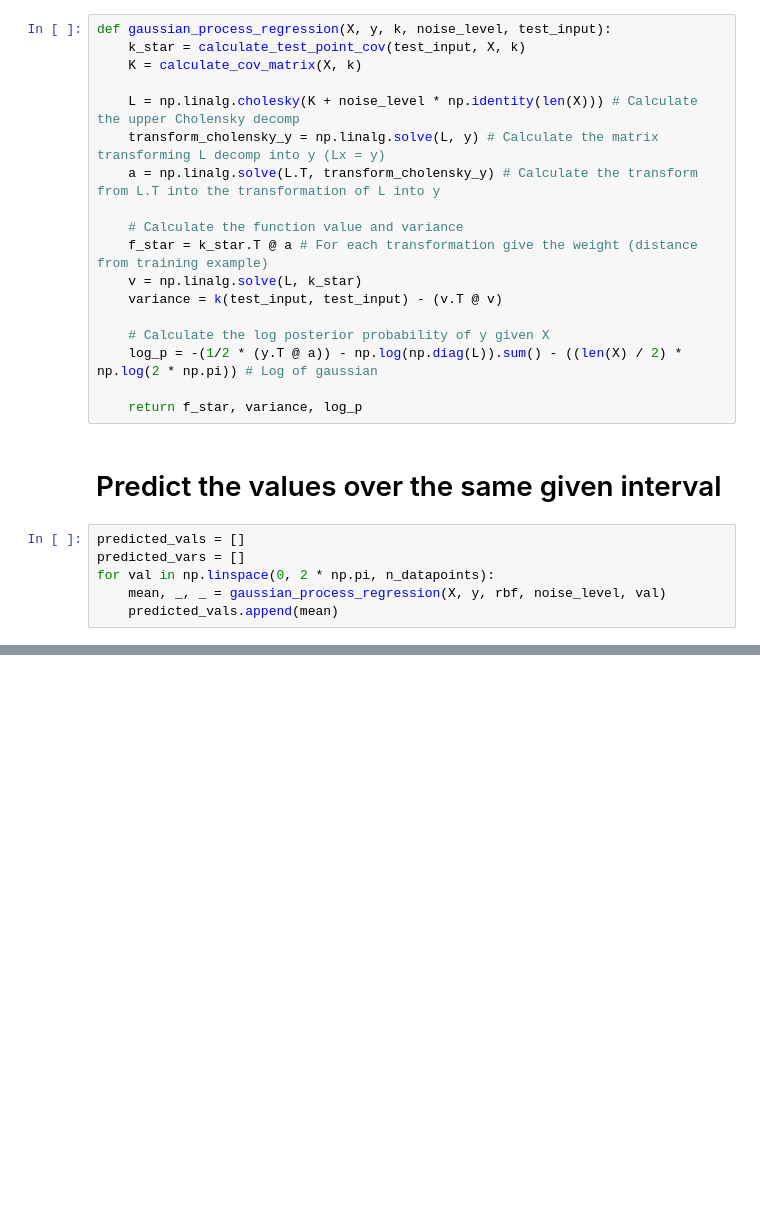
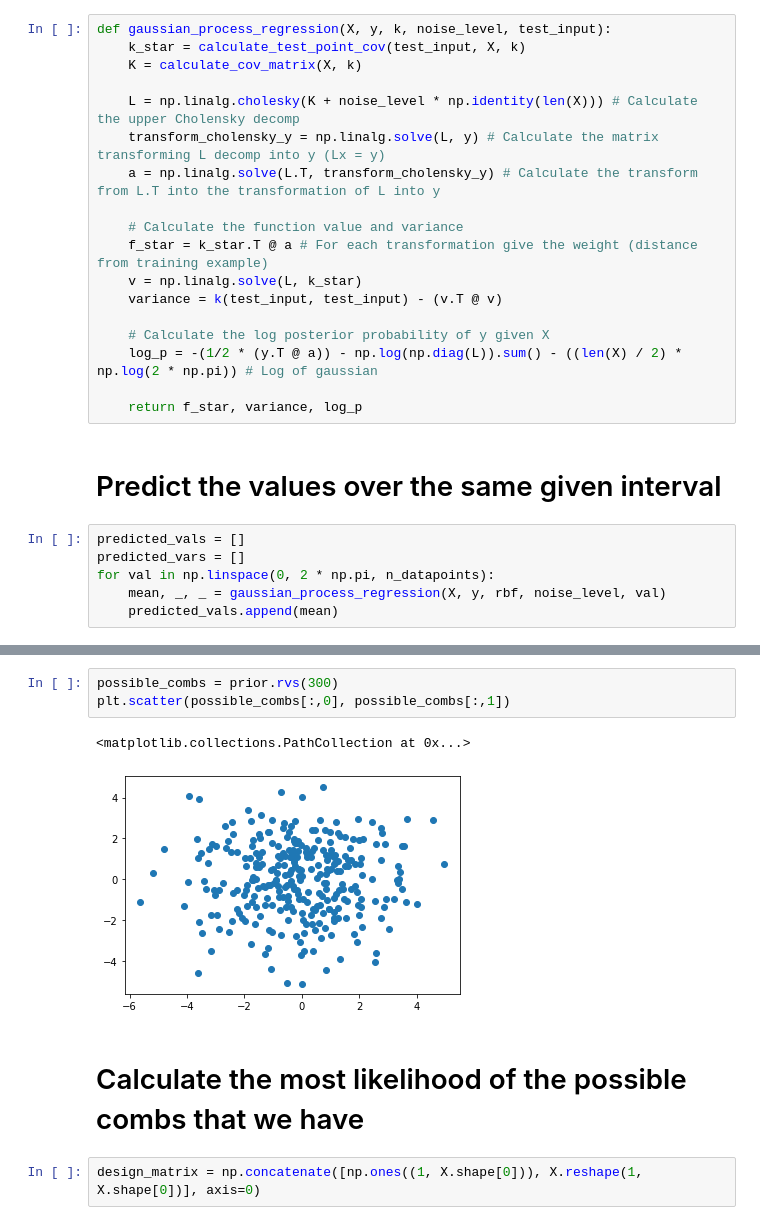
Before and after one commit to wouterMostard/PRML, a Jupyter notebook: GPML/Gaussian Process Regression.ipynb, the cells around one changed output, grey strips where cells are left out. Saved outputs shown, nothing was run; the diff lists cells and outputs as text; blank space fills up the shorter version.

```diff
--- a/GPML/Gaussian Process Regression.ipynb
+++ b/GPML/Gaussian Process Regression.ipynb
@@ -124,0 +108,10 @@ De linker afbeeling laat zien wat er gebeurt als je over een range van (-5, 5) e
+# %%
+possible_combs = prior.rvs(300)
+plt.scatter(possible_combs[:,0], possible_combs[:,1])
+# %% [output]
+<matplotlib.collections.PathCollection at 0x...>
+[figure, added]
+# %% [markdown]
+# Calculate the most likelihood of the possible combs that we have
+# %%
+design_matrix = np.concatenate([np.ones((1, X.shape[0])), X.reshape(1, X.shape[0])], axis=0)
```
Also changed, not shown: parts of 15 cells of this notebook.
